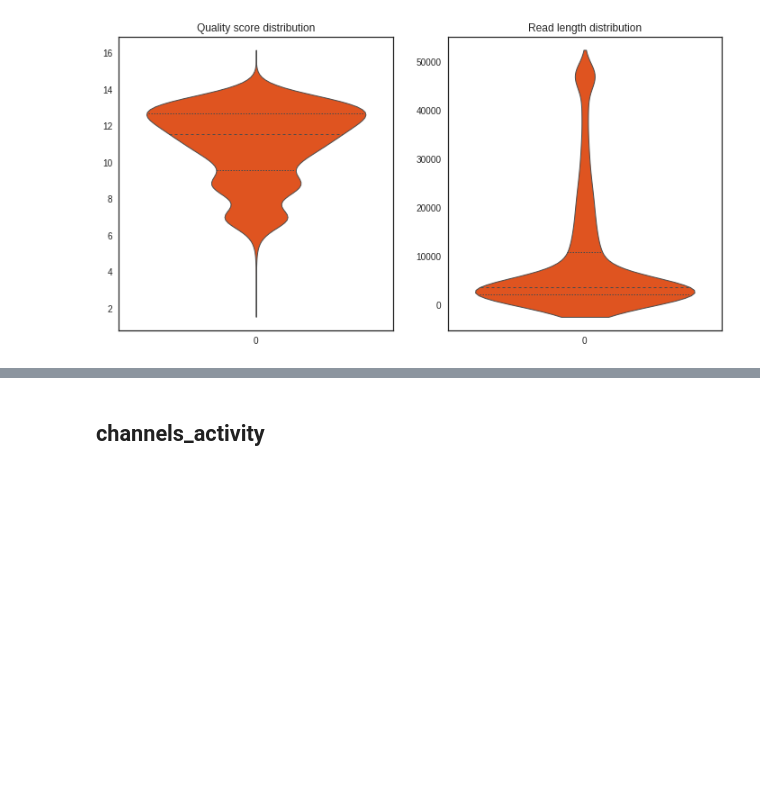
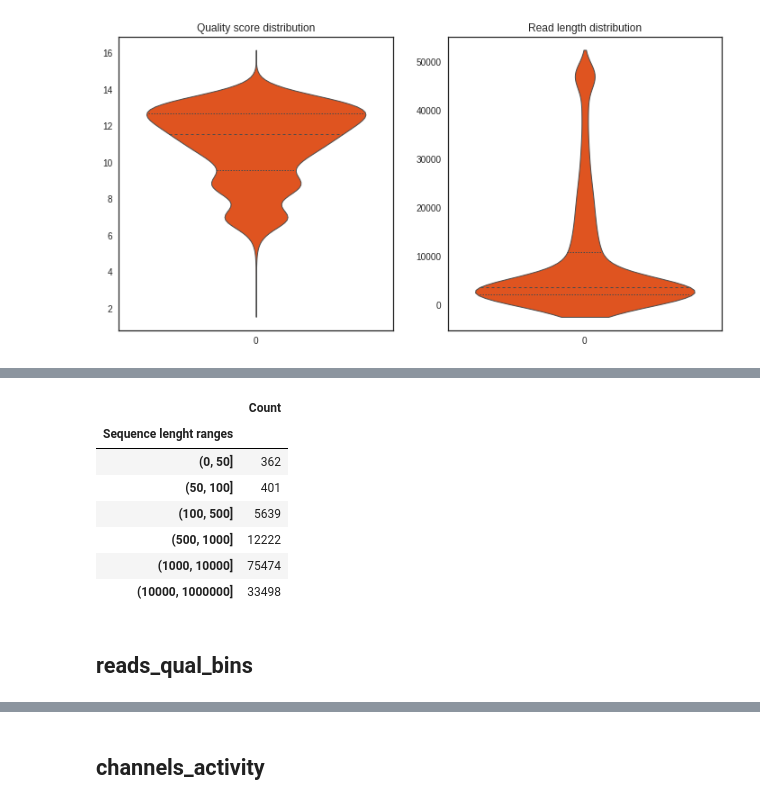
Before and after one commit to a-slide/pycoQC, a Jupyter notebook: pycoQC/test_pycoQC.ipynb, the cells around one changed output, grey strips where cells are left out. Cells and saved outputs as stored; diff of their text form; code cells hidden in the pictures; blank space fills up the shorter version.

```diff
--- a/pycoQC/test_pycoQC.ipynb
+++ b/pycoQC/test_pycoQC.ipynb
@@ -100,0 +132,13 @@ Distribution of quality scores and read lengths
+# %%
+p.reads_len_bins(bins=[0,50,100,500,1000,10000,1000000])
+# %% [output]
+|  | Count |
+| Sequence lenght ranges |  |
+| (0, 50] | 362 |
+| (50, 100] | 401 |
+| (100, 500] | 5639 |
+| (500, 1000] | 12222 |
+| (1000, 10000] | 75474 |
+| (10000, 1000000] | 33498 |
+# %% [markdown]
+## reads_qual_bins
```
Also changed, not shown: parts of 6 cells of this notebook, 1 other file.
